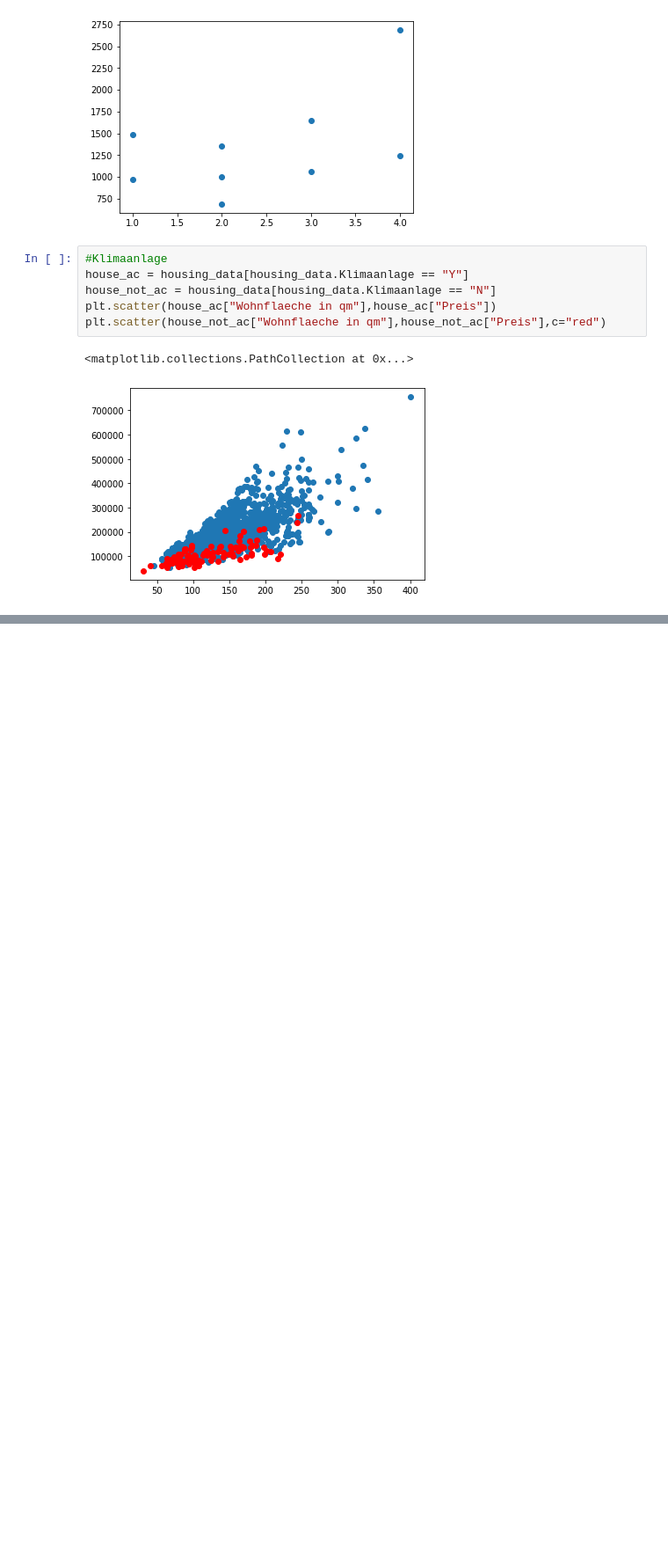
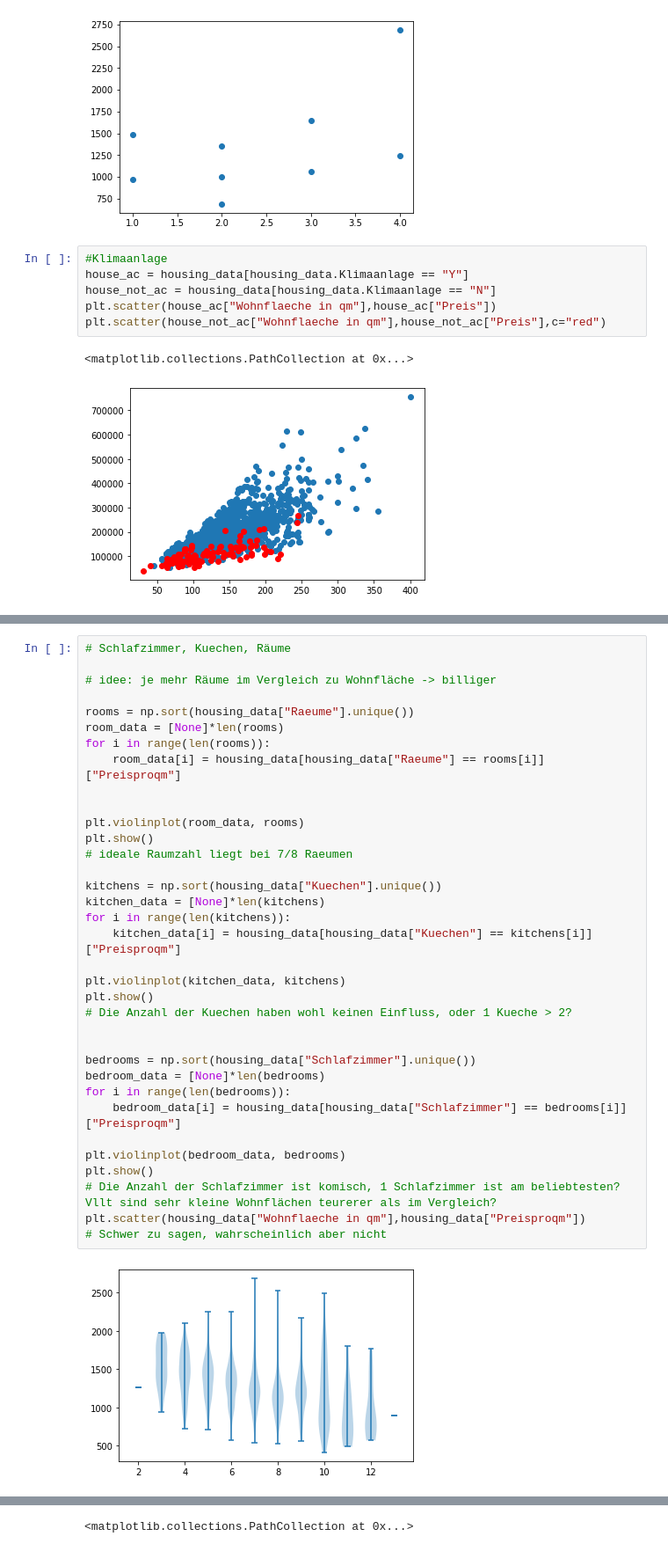
Before and after one commit to CrossField1973/DataScienceProject_01, a Jupyter notebook: housing_data.ipynb, the cells around one changed output, grey strips where cells are left out. Shown at 88% size. Cells and saved outputs as stored; diff of their text form; blank space fills up the shorter version.

```diff
--- a/housing_data.ipynb
+++ b/housing_data.ipynb
@@ -66,0 +98,37 @@ plt.scatter(house_not_ac["Wohnflaeche in qm"],house_not_ac["Preis"],c="red")
+# %%
+# Schlafzimmer, Kuechen, Räume
+
+# idee: je mehr Räume im Vergleich zu Wohnfläche -> billiger
+
+rooms = np.sort(housing_data["Raeume"].unique())
+room_data = [None]*len(rooms)
+for i in range(len(rooms)):
+    room_data[i] = housing_data[housing_data["Raeume"] == rooms[i]]["Preisproqm"]
+
+
+plt.violinplot(room_data, rooms)
+plt.show()
+# ideale Raumzahl liegt bei 7/8 Raeumen
+
+kitchens = np.sort(housing_data["Kuechen"].unique())
+kitchen_data = [None]*len(kitchens)
+for i in range(len(kitchens)):
+    kitchen_data[i] = housing_data[housing_data["Kuechen"] == kitchens[i]]["Preisproqm"]
+
+plt.violinplot(kitchen_data, kitchens)
+plt.show()
+# Die Anzahl der Kuechen haben wohl keinen Einfluss, oder 1 Kueche > 2?
+
+
+bedrooms = np.sort(housing_data["Schlafzimmer"].unique())
+bedroom_data = [None]*len(bedrooms)
+for i in range(len(bedrooms)):
+    bedroom_data[i] = housing_data[housing_data["Schlafzimmer"] == bedrooms[i]]["Preisproqm"]
+
+plt.violinplot(bedroom_data, bedrooms)
+plt.show()
+# Die Anzahl der Schlafzimmer ist komisch, 1 Schlafzimmer ist am beliebtesten? Vllt sind sehr kleine Wohnflächen teurerer als im Vergleich?
+plt.scatter(housing_data["Wohnflaeche in qm"],housing_data["Preisproqm"])
+# Schwer zu sagen, wahrscheinlich aber nicht
+# %% [output]
+[figure, added]
@@ -66,0 +137 @@ plt.scatter(house_not_ac["Wohnflaeche in qm"],house_not_ac["Preis"],c="red")
+<matplotlib.collections.PathCollection at 0x...>
```
Also changed, not shown: parts of 8 cells of this notebook.
